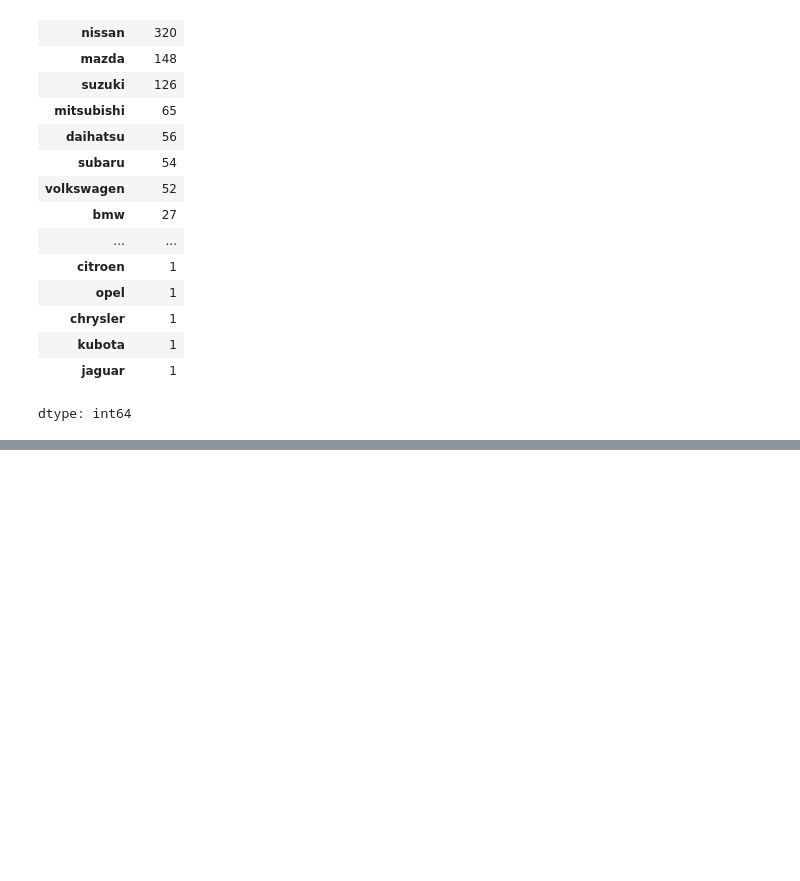
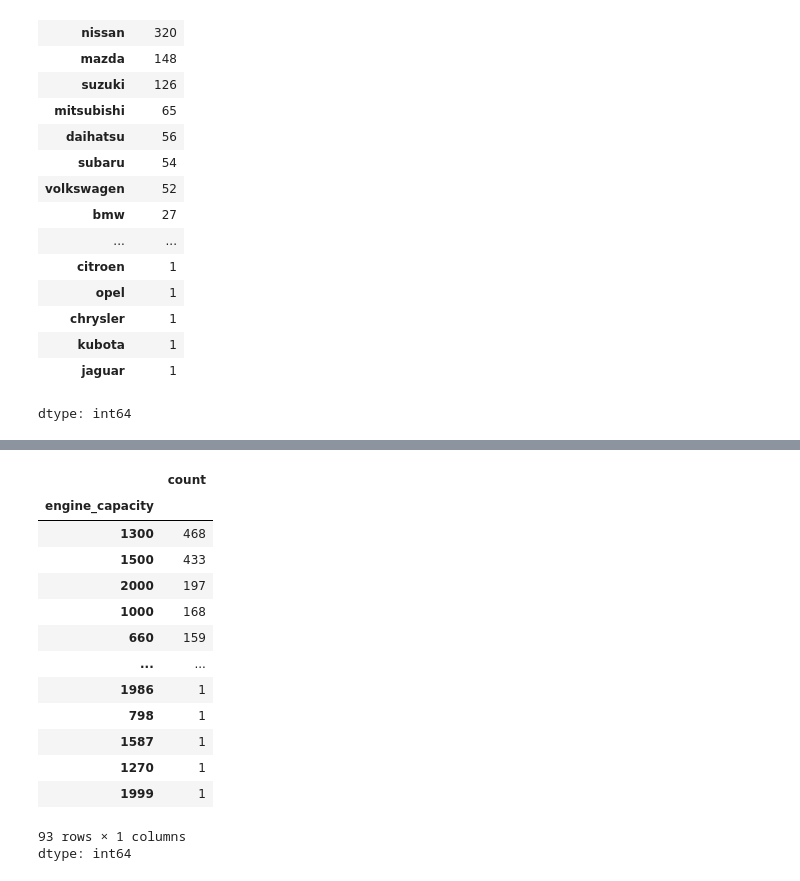
Before and after one commit to Maxxx-VS/The-Founder, a Jupyter notebook: 22_3_Японские_машины.ipynb, the cells around one changed output, grey strips where cells are left out. Drawn from its saved outputs; the diff is of its cells as text; code cells hidden in the pictures; blank space fills up the shorter version.

```diff
--- a/22_3_Японские_машины.ipynb
+++ b/22_3_Японские_машины.ipynb
@@ -259,3 +259,21 @@ print('Модель в формате OHE: ', str2multiOHE(cars.mark[n], mark_cl
 
 Модель:  toyota
 Модель в формате OHE:  [1. 0. 0. 0. 0. 0. 0. 0. 0.]
+# %%
+cars['engine_capacity'].value_counts()
+# %% [output]
+|  | count |
+| engine_capacity |  |
+| 1300 | 468 |
+| 1500 | 433 |
+| 2000 | 197 |
+| 1000 | 168 |
+| 660 | 159 |
+| ... | ... |
+| 1986 | 1 |
+| 798 | 1 |
+| 1587 | 1 |
+| 1270 | 1 |
+| 1999 | 1 |
+93 rows × 1 columns
+dtype: int64
```
Also changed, not shown: parts of 11 cells of this notebook.
